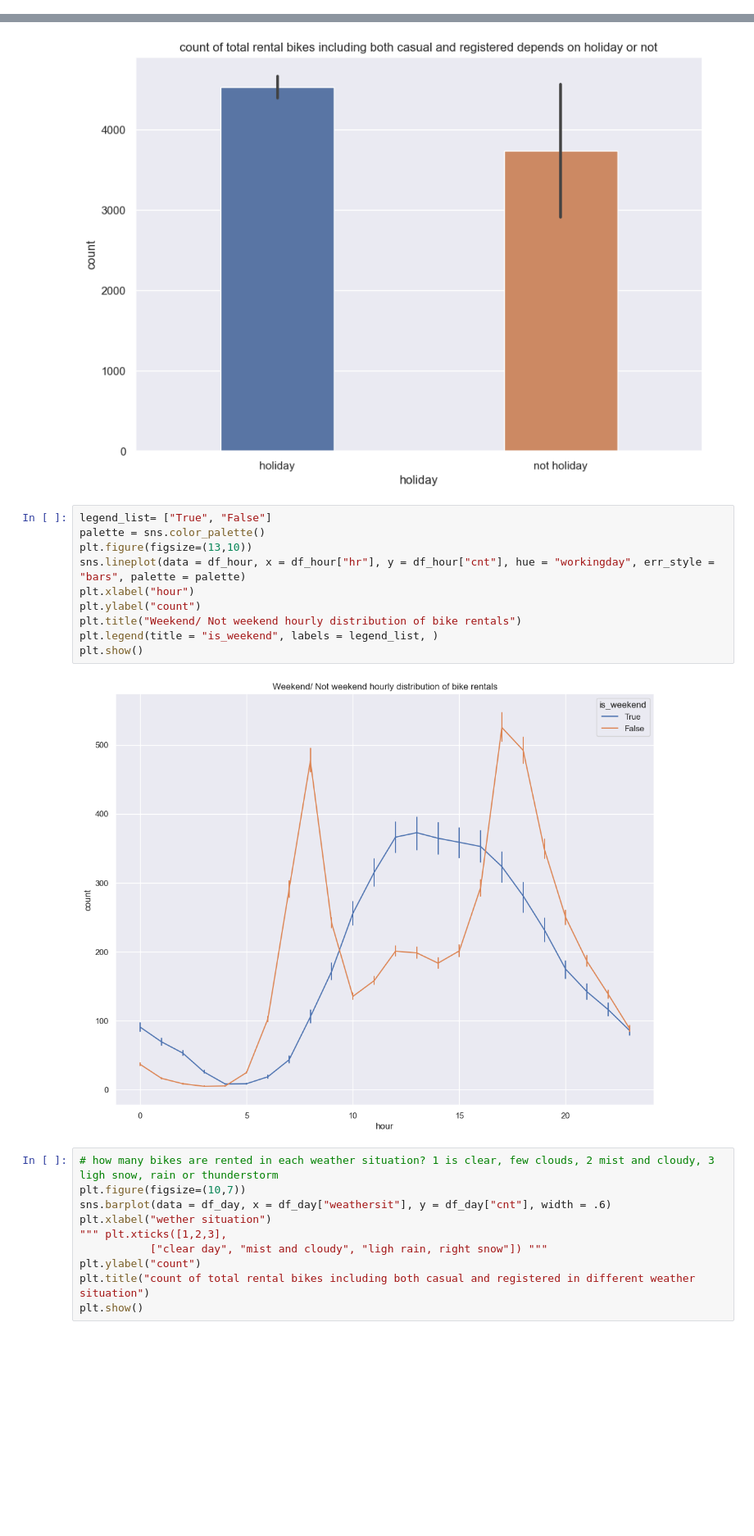
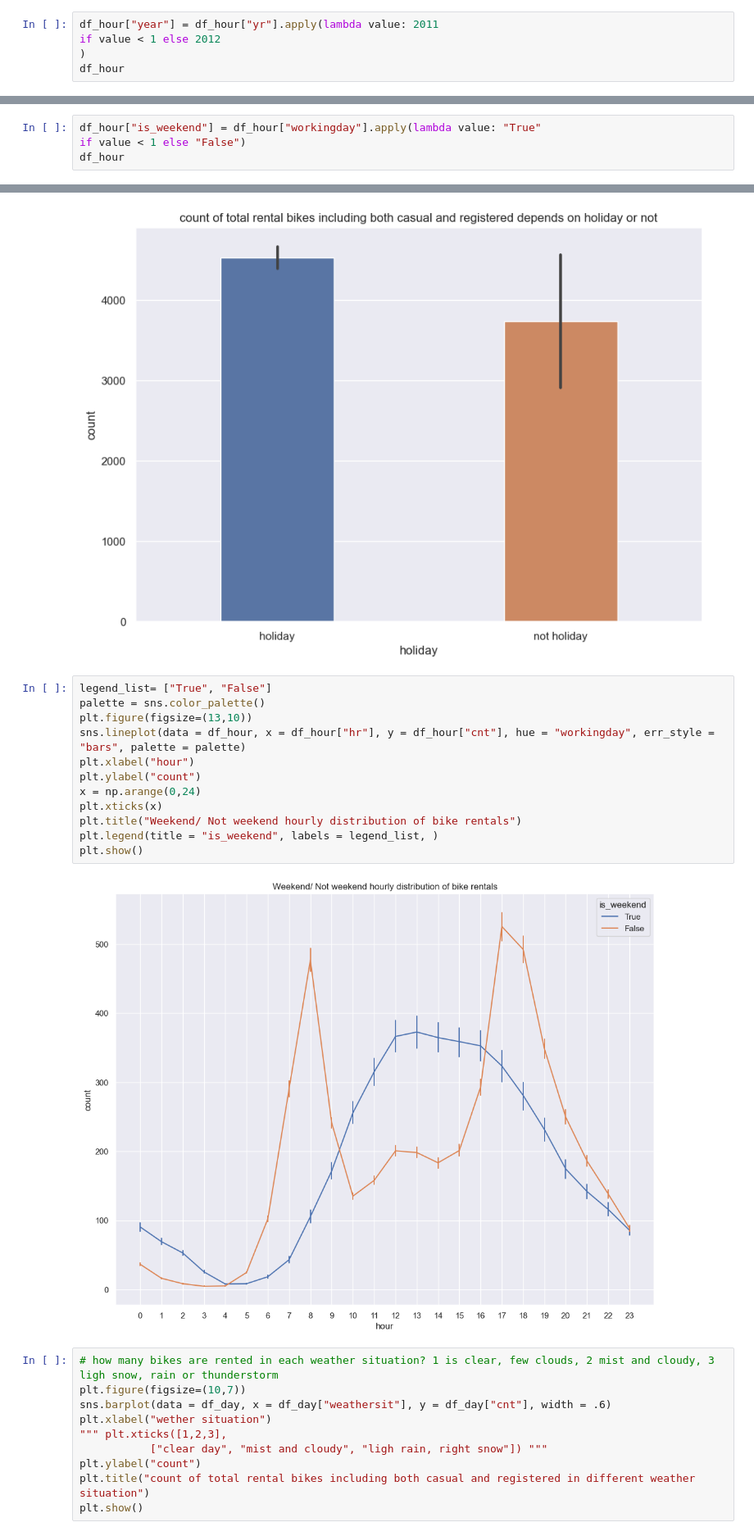
Before and after one commit to satomi26/Project-3-capital-bike-share, a Jupyter notebook: capital_bike.ipynb, the cells around one changed output, grey strips where cells are left out. Shown at 82% size. Drawn from its saved outputs; the diff is of its cells as text; blank space fills up the shorter version.

```diff
--- a/capital_bike.ipynb
+++ b/capital_bike.ipynb
@@ -268,3 +268,8 @@ plt.title("count of to rental bikes including both d registered in different hou
 plt.show()
 # %% [output]
 [figure]
+# %%
+df_hour["year"] = df_hour["yr"].apply(lambda value: 2011
+if value < 1 else 2012
+)
+df_hour
@@ -405,0 +450,4 @@ Name: cnt, Length: 731, dtype: float64
+# %%
+df_hour["is_weekend"] = df_hour["workingday"].apply(lambda value: "True"
+if value < 1 else "False")
+df_hour
@@ -419,15 +494,17 @@ plt.show()
 # %%
 legend_list= ["True", "False"]
 palette = sns.color_palette()
 plt.figure(figsize=(13,10))
 sns.lineplot(data = df_hour, x = df_hour["hr"], y = df_hour["cnt"], hue = "workingday", err_style = "bars", palette = palette)
 plt.xlabel("hour")
 plt.ylabel("count")
+x = np.arange(0,24)
+plt.xticks(x)
 plt.title("Weekend/ Not weekend hourly distribution of bike rentals")
 plt.legend(title = "is_weekend", labels = legend_list, )
 plt.show()
 # %% [output]
-[figure, old version]
+[figure, new version]
 # %%
 # how many bikes are rented in each weather situation? 1 is clear, few clouds, 2 mist and cloudy, 3 ligh snow, rain or thunderstorm
 plt.figure(figsize=(10,7))
```
Also changed, not shown: parts of 9 cells of this notebook.
